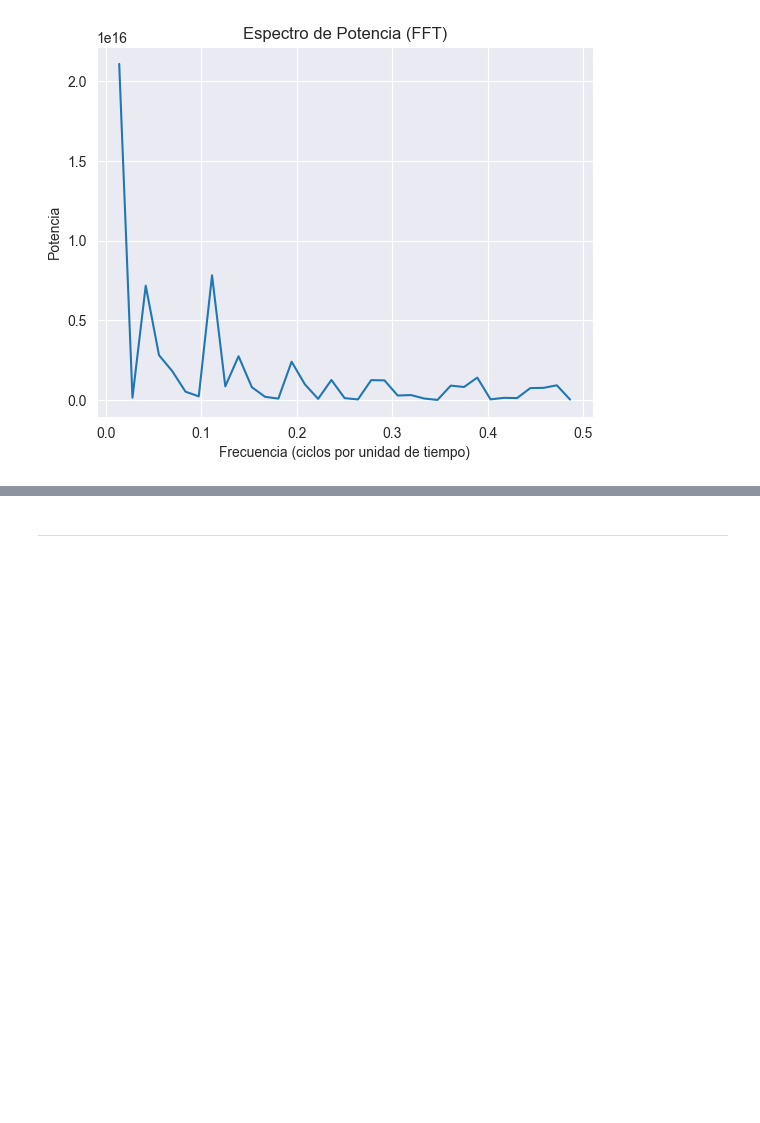
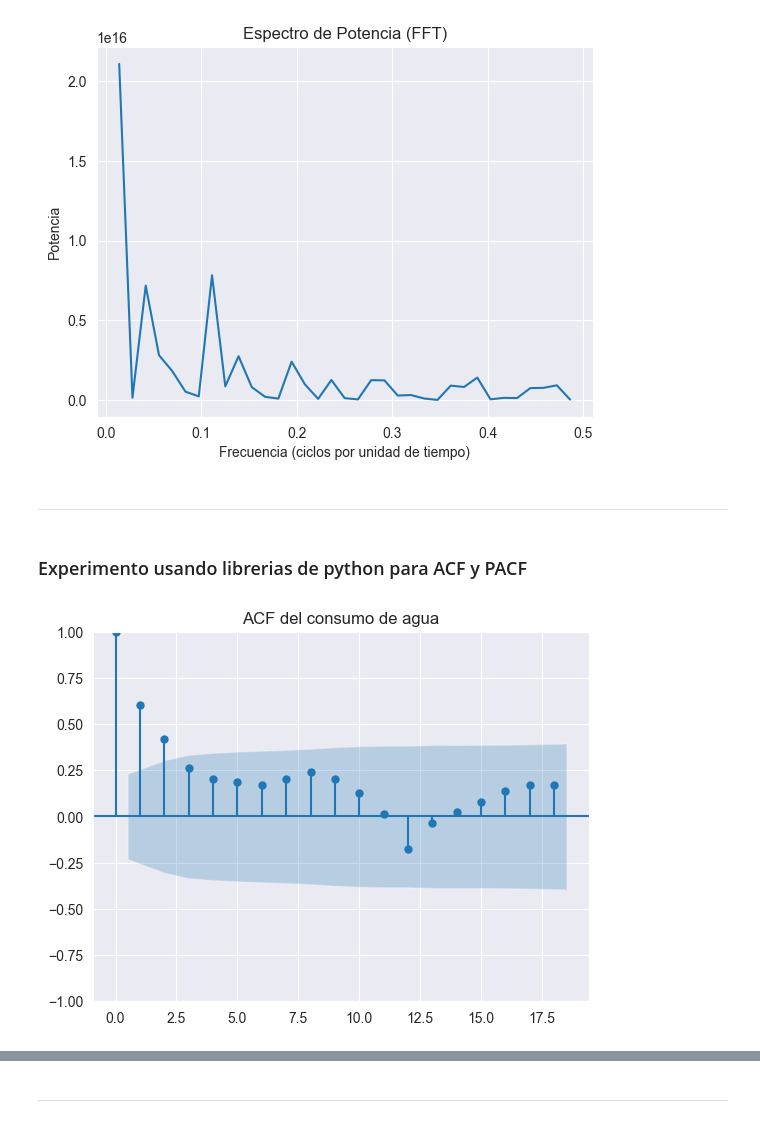
Before and after one commit to AlejandroChicaizaBMV/Proyecto_MN, a Jupyter notebook: proyecto.ipynb, the cells around one changed output, grey strips where cells are left out. Cells and saved outputs as stored; diff of their text form; code cells hidden in the pictures; blank space fills up the shorter version.

```diff
--- a/proyecto.ipynb
+++ b/proyecto.ipynb
@@ -274,3 +329,7 @@ periodograma(df_dif_2)
 [figure]
 [figure]
 [figure]
+# %% [markdown]
+---
+# %% [markdown]
+### Experimento usando librerias de python para ACF y PACF
@@ -276,0 +338,6 @@ periodograma(df_dif_2)
+# %%
+plot_acf(df_dif_1['Consumo'], lags=18)
+plt.title("ACF del consumo de agua")
+plt.show()
+# %% [output]
+[figure, added]
```
Also changed, not shown: parts of 37 cells of this notebook.
